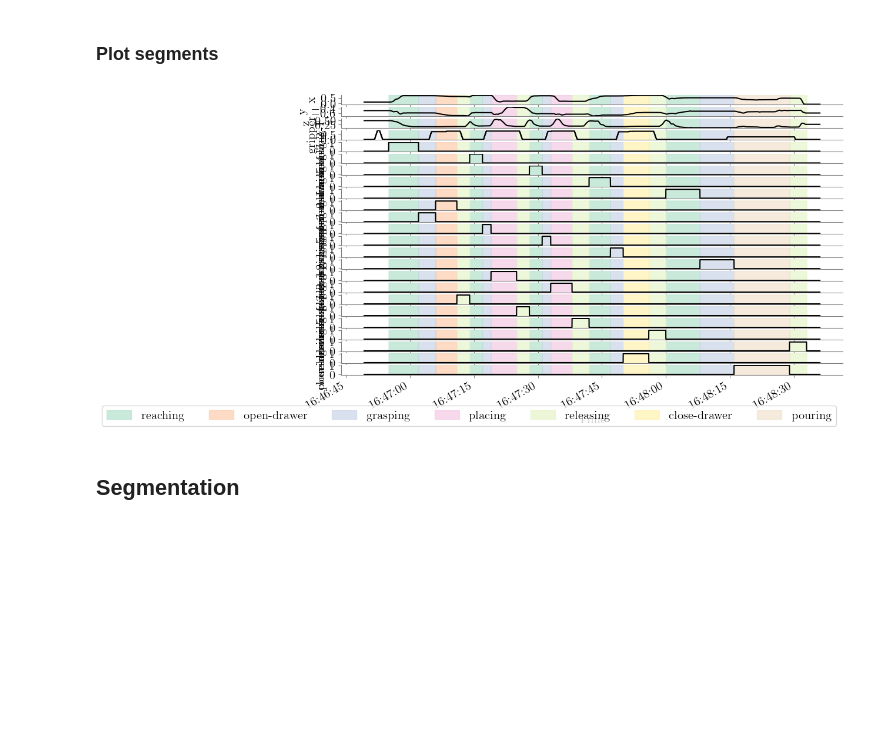
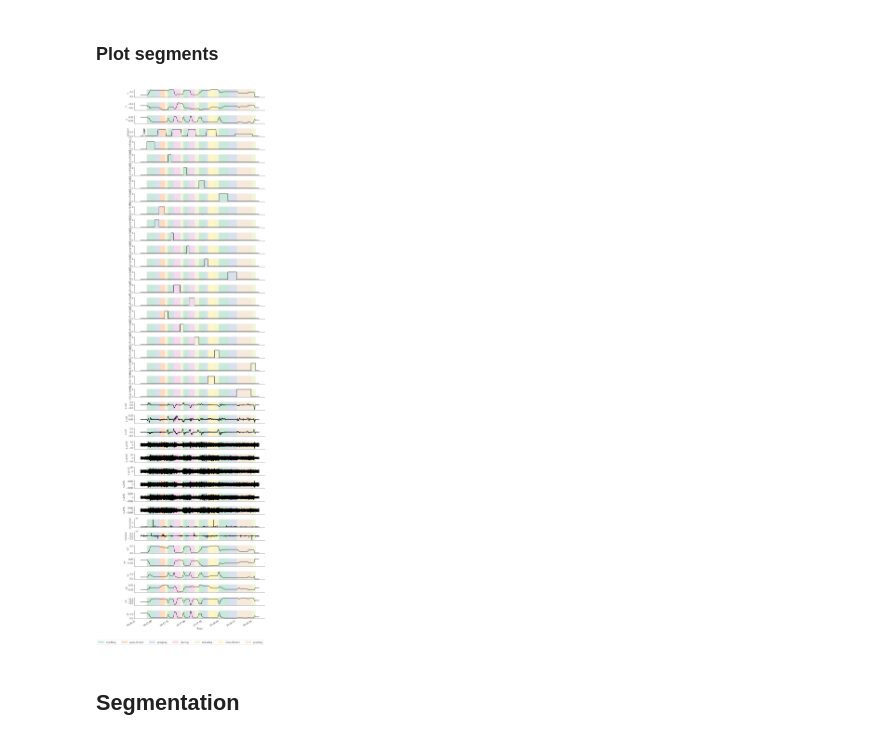
Before and after one commit to kir0ul/sdl, a Jupyter notebook: skills-segm-lib.ipynb, the cells around one changed output. Drawn from its saved outputs; the diff is of its cells as text; code cells hidden in the pictures; blank space fills up the shorter version.

```diff
--- a/skills-segm-lib.ipynb
+++ b/skills-segm-lib.ipynb
@@ -372,0 +586,3 @@ traj
+# %%
+traj["torsion"] = torsion
+traj
@@ -372,0 +605,2 @@ traj
+# %%
+poly = PolynomialFeatures(2)
@@ -372,0 +623,6 @@ traj
+# %%
+polyfeat = pd.DataFrame(
+    data=poly.fit_transform(traj[["x", "y", "z"]]),
+    columns=["one", "x", "y", "z", "x2", "xy", "xz", "y2", "yz", "z2"],
+)
+polyfeat
@@ -372,0 +659,3 @@ traj
+# %%
+traj = pd.concat([traj, polyfeat.drop(columns=["one", "x", "y", "z"])], axis=1)
+traj
@@ -375,7 +678,11 @@ traj
 # %%
 df_labels = list(traj.drop(columns=["timestamp"]).keys())
 fig, axes = plt.subplots(
-    nrows=len(df_labels), ncols=1, sharex=True, sharey=False, figsize=(11, 7)
+    nrows=len(df_labels),
+    ncols=1,
+    sharex=True,
+    sharey=False,
+    figsize=(11, len(df_labels)),
 )
 cmap = mpl.colormaps.get("Pastel2").colors
 labels_fontsize = 15
@@ -389,7 +696,6 @@ for idx, ax in enumerate(axes):
 
     ax.plot(traj.timestamp, traj[df_labels[idx]], "k")
     ax.set_ylabel(df_labels[idx])
-    ax.spines[["right", "top"]].set_visible(False)
 
     y_low = traj[df_labels[idx]].min()
     y_high = traj[df_labels[idx]].max()
@@ -397,9 +703,11 @@ for idx, ax in enumerate(axes):
     y_top = y_high + 0.1 * y_range
     y_bottom = y_low - 0.1 * y_range
     ax.set_ylim(bottom=y_bottom, top=y_top)
+    ax.spines[["right", "top"]].set_visible(False)
     ax.tick_params(color="gray")
     for spine in ax.spines.values():
         spine.set_edgecolor("gray")
+        spine.set_linewidth(1.5)
 
     for sect_i, sect_key in enumerate(gt_segm_dict["segments"].keys()):
         skill_current = gt_segm_dict["segments"][sect_key]
@@ -457,34 +765,34 @@ for idx, ax in enumerate(axes):
                     < pd.Timestamp(
                         dt.datetime.fromtimestamp(skill_current["end"]),
                         # - dt.timedelta(hours=1),
                         tz="EST",
                     )
                 )
             ]  # - dt.timedelta(hours=5)
             ax.fill_between(
                 x=xs,
                 y1=y_bottom,
                 y2=y_top,
                 color=cmap[sect_i],
                 alpha=0.7,
                 # transform=ax.get_xaxis_transform(),
                 label=sect_key,
             )
         else:
             raise ValueError("Unexpected value in ground truth JSON file")
 
 axes[-1].set_xlabel("Time")
 # fig.suptitle("Ground truth segmentation", fontsize=14)
 fig.autofmt_xdate()
 fig.tight_layout()
 axes[-1].legend(bbox_to_anchor=(1, -2.5), ncol=nsegments, fontsize=labels_fontsize)
 if TRANSP_BACK_PLOT:
     fig.patch.set_alpha(0)
     fig.patch.set_facecolor("white")
 
 plt.show()
 # %% [output]
-[figure, old version]
+[figure, new version]
 # %% [markdown]
 ## Segmentation
 # %% [markdown]
```
Also changed, not shown: parts of 64 cells of this notebook, 6 other files.
